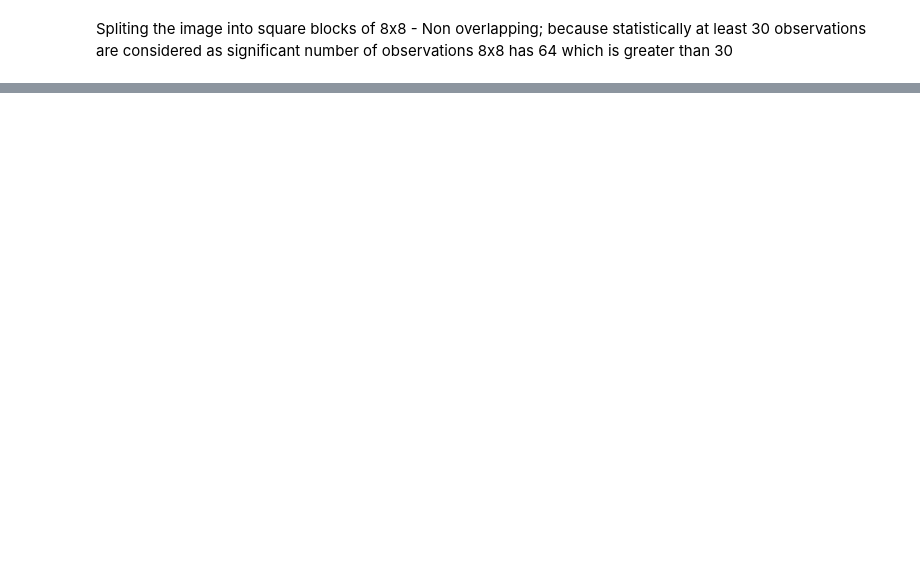
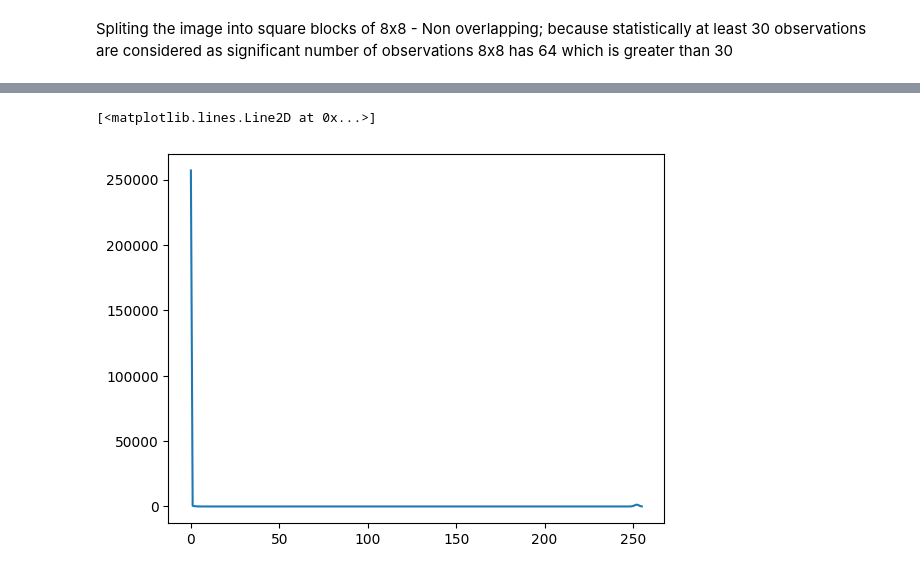
Before and after one commit to AdarshG-Uncg/bdml_610_project, a Jupyter notebook: exploration ipynb files/ex1.ipynb, the cells around one changed output, grey strips where cells are left out. Cells and saved outputs as stored; diff of their text form; code cells hidden in the pictures; blank space fills up the shorter version.

```diff
--- a/exploration ipynb files/ex1.ipynb
+++ b/exploration ipynb files/ex1.ipynb
@@ -52,0 +112,7 @@ plt.imshow(blocks[1,:,:],cmap='gray')
+# %%
+#zz = cv2.calcHist([mask_er],[0],None,[256][0,256])
+zz =cv2.calcHist([mask_er],[0],None,[256],[0,256])
+plt.plot(zz)
+# %% [output]
+[<matplotlib.lines.Line2D at 0x...>]
+[figure, added]
```
Also changed, not shown: parts of 25 cells of this notebook, 2 other files.
